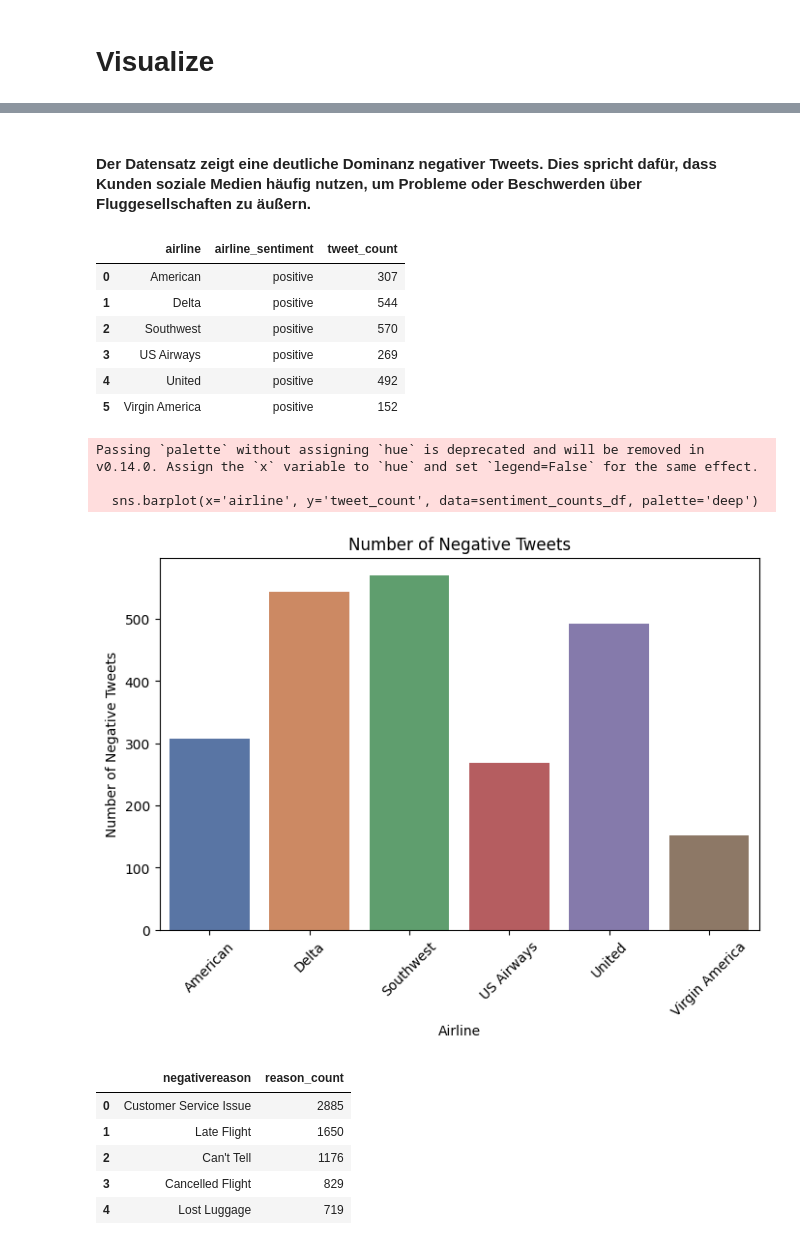
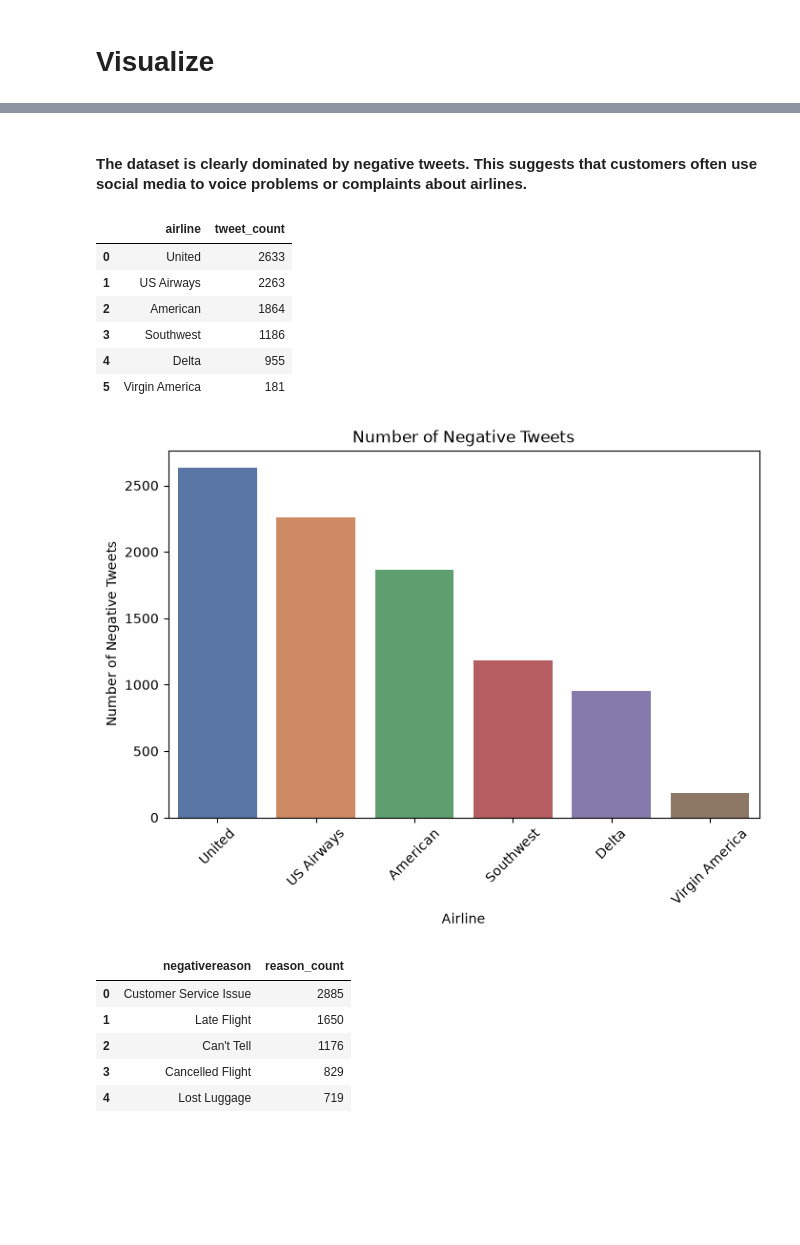
Before and after one commit to TranceMeli/Airline, a Jupyter notebook: notebooks/03_visualize.ipynb, the cells around one changed output, grey strips where cells are left out. Drawn from its saved outputs; the diff is of its cells as text; code cells hidden in the pictures; blank space fills up the shorter version.

```diff
--- a/notebooks/03_visualize.ipynb
+++ b/notebooks/03_visualize.ipynb
@@ -2,13 +2,20 @@
 # Visualize
 # %%
 import sqlite3
+from pathlib import Path
+
 import pandas as pd
 import matplotlib.pyplot as plt
 import seaborn as sns
 
-conn = sqlite3.connect("../data/processed/cleaned_database.sqlite")
+DB_PATH = Path("../data/processed/cleaned_database.sqlite")
+if not DB_PATH.exists():
+    # otherwise sqlite3.connect would silently create an empty database
+    raise FileNotFoundError(f"{DB_PATH.resolve()} not found – see README (Dataset).")
 
-# Tabellen anzeigen
+conn = sqlite3.connect(DB_PATH)
+
+# Show tables
 tables = pd.read_sql_query("""
 SELECT name
 FROM sqlite_master
@@ -17,14 +24,12 @@ WHERE type='table';
 
 print(tables)
 
-# Datentabelle laden
+# Load data table
 df = pd.read_sql_query("""
 SELECT *
 FROM Tweets;
 """, conn)
 
-# conn.close()
-
 df.head()
 # %% [output]
      name
@@ -46,37 +55,35 @@ plt.show()
 # %% [markdown]
-#### Der Datensatz zeigt eine deutliche Dominanz negativer Tweets. Dies spricht dafür, dass Kunden soziale Medien häufig nutzen, um Probleme oder Beschwerden über Fluggesellschaften zu äußern.
+#### The dataset is clearly dominated by negative tweets. This suggests that customers often use social media to voice problems or complaints about airlines.
 # %%
 query = """
-SELECT airline, airline_sentiment, COUNT(*) AS tweet_count
+SELECT airline, COUNT(*) AS tweet_count
 FROM Tweets
-WHERE airline_sentiment =='positive'
-GROUP BY airline, airline_sentiment
-ORDER BY airline, tweet_count DESC;
+WHERE airline_sentiment = 'negative'
+GROUP BY airline
+ORDER BY tweet_count DESC;
 """
 
 sentiment_counts_df = pd.read_sql(query, conn)
 sentiment_counts_df
 # %% [output]
-|  | airline | airline_sentiment | tweet_count |
-| 0 | American | positive | 307 |
-| 1 | Delta | positive | 544 |
-| 2 | Southwest | positive | 570 |
-| 3 | US Airways | positive | 269 |
-| 4 | United | positive | 492 |
-| 5 | Virgin America | positive | 152 |
+|  | airline | tweet_count |
+| 0 | United | 2633 |
+| 1 | US Airways | 2263 |
+| 2 | American | 1864 |
+| 3 | Southwest | 1186 |
+| 4 | Delta | 955 |
+| 5 | Virgin America | 181 |
 # %%
 plt.figure(figsize=(8,5))
-sns.barplot(x='airline', y='tweet_count', data=sentiment_counts_df, palette='deep')
-plt.title('Number of Negative Tweets')
-plt.xlabel('Airline')
-plt.ylabel('Number of Negative Tweets')
+sns.barplot(x="airline", y="tweet_count", data=sentiment_counts_df,
+            hue="airline", palette="deep", legend=False)
+plt.title("Number of Negative Tweets")
+plt.xlabel("Airline")
+plt.ylabel("Number of Negative Tweets")
 plt.xticks(rotation=45)
 plt.show()
 # %% [output]
-Passing `palette` without assigning `hue` is deprecated and will be removed in v0.14.0. Assign the `x` variable to `hue` and set `legend=False` for the same effect.
-
-  sns.barplot(x='airline', y='tweet_count', data=sentiment_counts_df, palette='deep')
-[figure, old version]
+[figure, new version]
 # %%
 query = """
 SELECT negativereason, COUNT(*) AS reason_count
```
Also changed, not shown: parts of 8 cells of this notebook, 14 other files.
